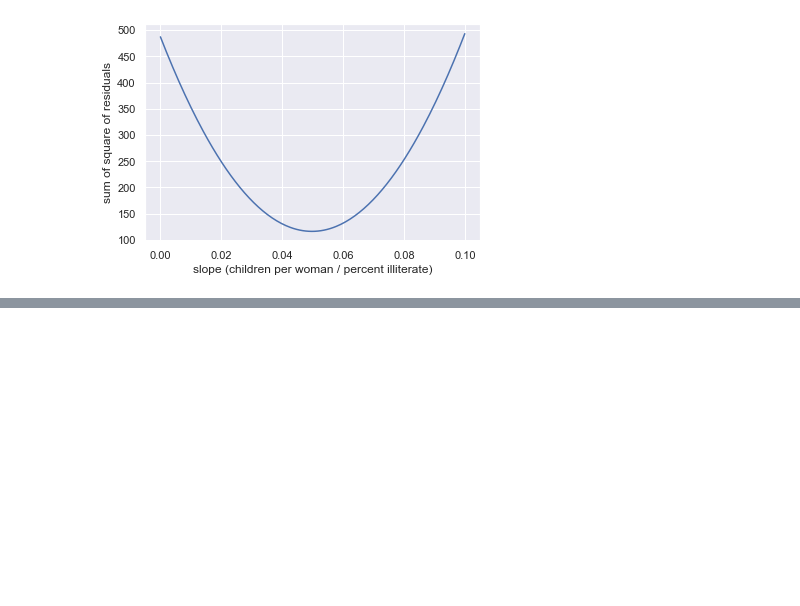
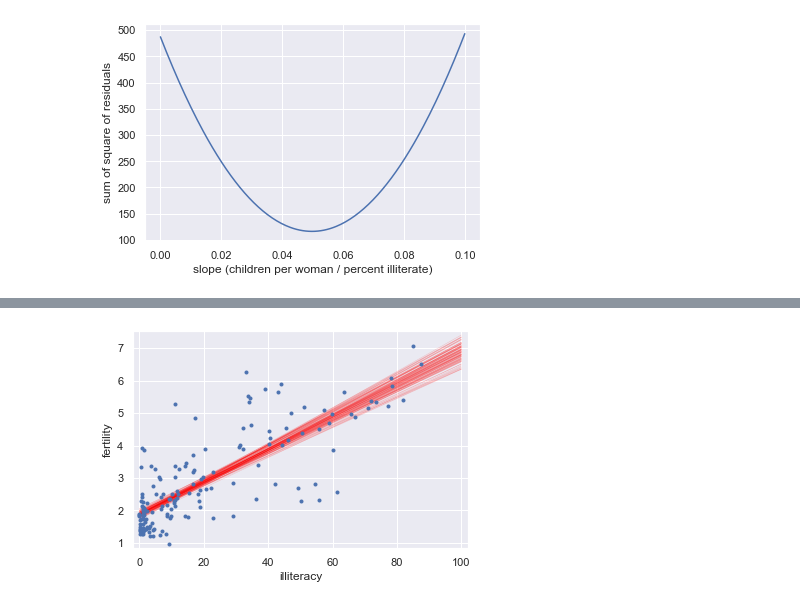
Before and after one commit to ArashMohsenijam/Statistical-Thinking, a Jupyter notebook: Statistical Thinking (Part 2).ipynb, the cells around one changed output, grey strips where cells are left out. Saved outputs shown, nothing was run; the diff lists cells and outputs as text; code cells hidden in the pictures; blank space fills up the shorter version.

```diff
--- a/Statistical Thinking (Part 2).ipynb
+++ b/Statistical Thinking (Part 2).ipynb
@@ -239,0 +312,20 @@ plt.show()
+# %%
+# Generate array of x-values for bootstrap lines: x
+x = np.array([0,100])
+
+# Plot the bootstrap lines
+for i in range(100):
+    _ = plt.plot(x,
+                 bs_slope_reps[i]*x + bs_intercept_reps[i],
+                 linewidth=0.5, alpha=0.2, color='red')
+
+# Plot the data
+_ = plt.plot(illiteracy,fertility,marker='.',linestyle='none')
+
+# Label axes, set the margins, and show the plot
+_ = plt.xlabel('illiteracy')
+_ = plt.ylabel('fertility')
+plt.margins(0.02)
+plt.show()
+# %% [output]
+[figure, added]
```
Also changed, not shown: parts of 10 cells of this notebook, 3 other files.
